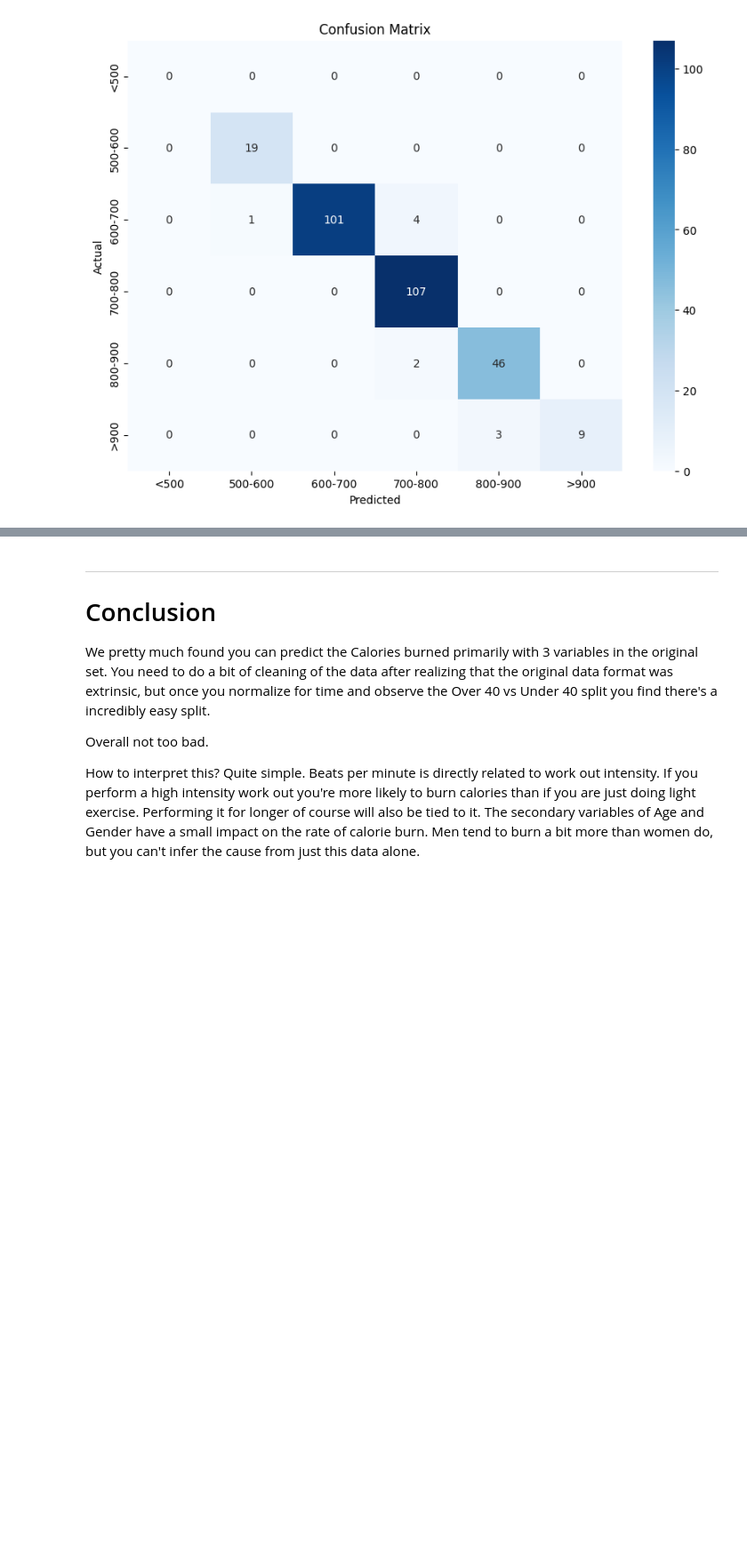
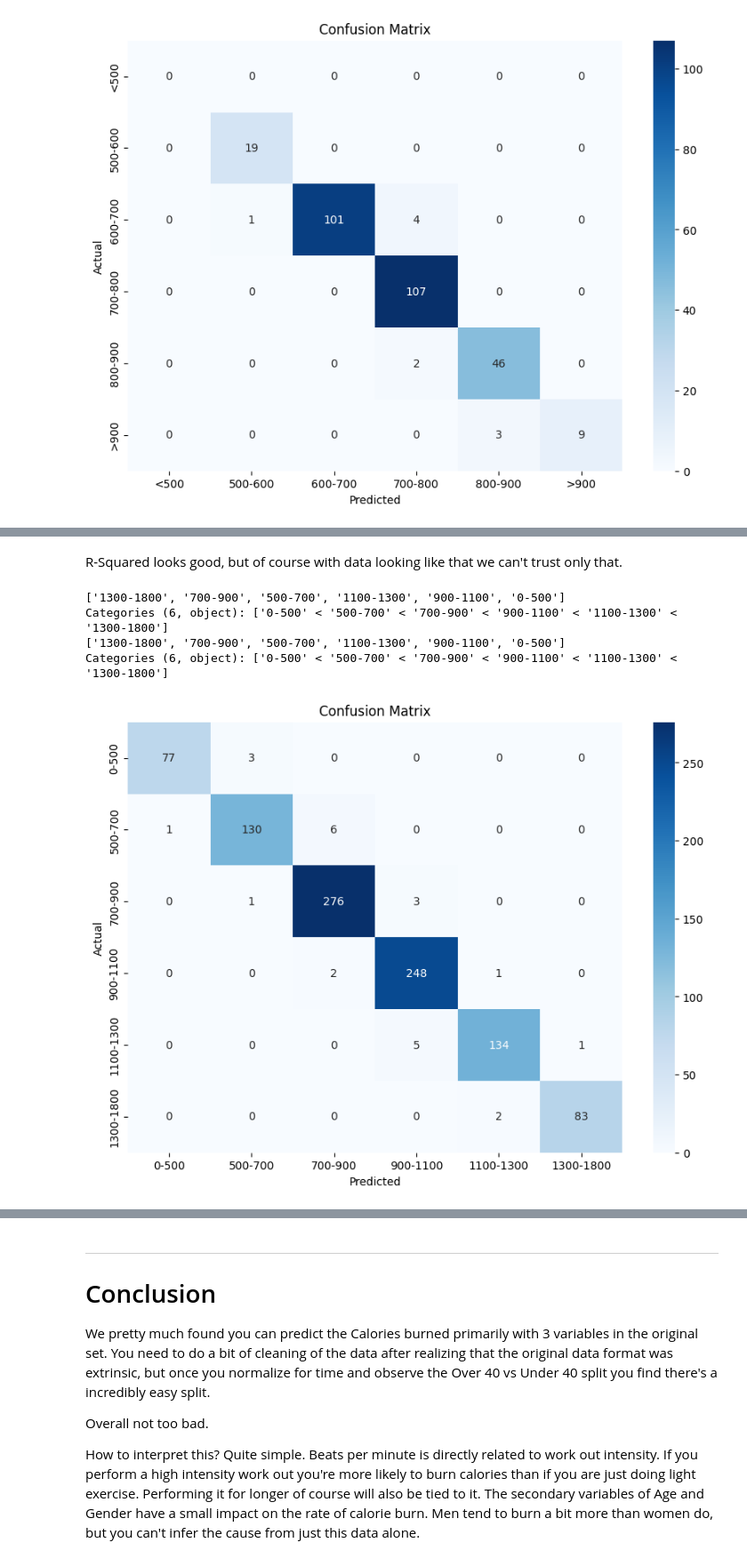
Before and after one commit to mrnucleation/GymGoer_DataScience_Project, a Jupyter notebook: GymModeling.ipynb, the cells around one changed output, grey strips where cells are left out. Shown at 89% size. Drawn from its saved outputs; the diff is of its cells as text; code cells hidden in the pictures; blank space fills up the shorter version.

```diff
--- a/GymModeling.ipynb
+++ b/GymModeling.ipynb
@@ -436,0 +490,34 @@ plt.show()
+# %% [markdown]
+R-Squared looks good, but of course with data looking like that we can't trust only that.
+# %%
+# Make predictions on the test set
+y_test_pred = lin_model.predict(X_test)
+
+# Define bins for categorizing the continuous values
+bins = [0, 500, 700, 900, 1100, 1300, 1800]
+labels = ['0-500', '500-700', '700-900', '900-1100', '1100-1300', '1300-1800']
+
+# Bin the actual and predicted values
+y_unscaled_binned = pd.cut(Y_unscaled, bins=bins, labels=labels)
+y_unscaled_pred_binned = pd.cut(Y_predict_unscaled.values, bins=bins, labels=labels)
+
+
+print(y_unscaled_binned.unique())
+print(y_unscaled_pred_binned.unique())
+
+# Create the confusion matrix
+conf_matrix = confusion_matrix(y_unscaled_binned, y_unscaled_pred_binned, labels=labels)
+
+# Plot the confusion matrix using seaborn
+plt.figure(figsize=(10, 7))
+sns.heatmap(conf_matrix, annot=True, fmt='d', cmap='Blues', xticklabels=labels, yticklabels=labels)
+plt.xlabel('Predicted')
+plt.ylabel('Actual')
+plt.title('Confusion Matrix')
+plt.show()
+# %% [output]
+['1300-1800', '700-900', '500-700', '1100-1300', '900-1100', '0-500']
+Categories (6, object): ['0-500' < '500-700' < '700-900' < '900-1100' < '1100-1300' < '1300-1800']
+['1300-1800', '700-900', '500-700', '1100-1300', '900-1100', '0-500']
+Categories (6, object): ['0-500' < '500-700' < '700-900' < '900-1100' < '1100-1300' < '1300-1800']
+[figure, added]
```
Also changed, not shown: parts of 12 cells of this notebook.
